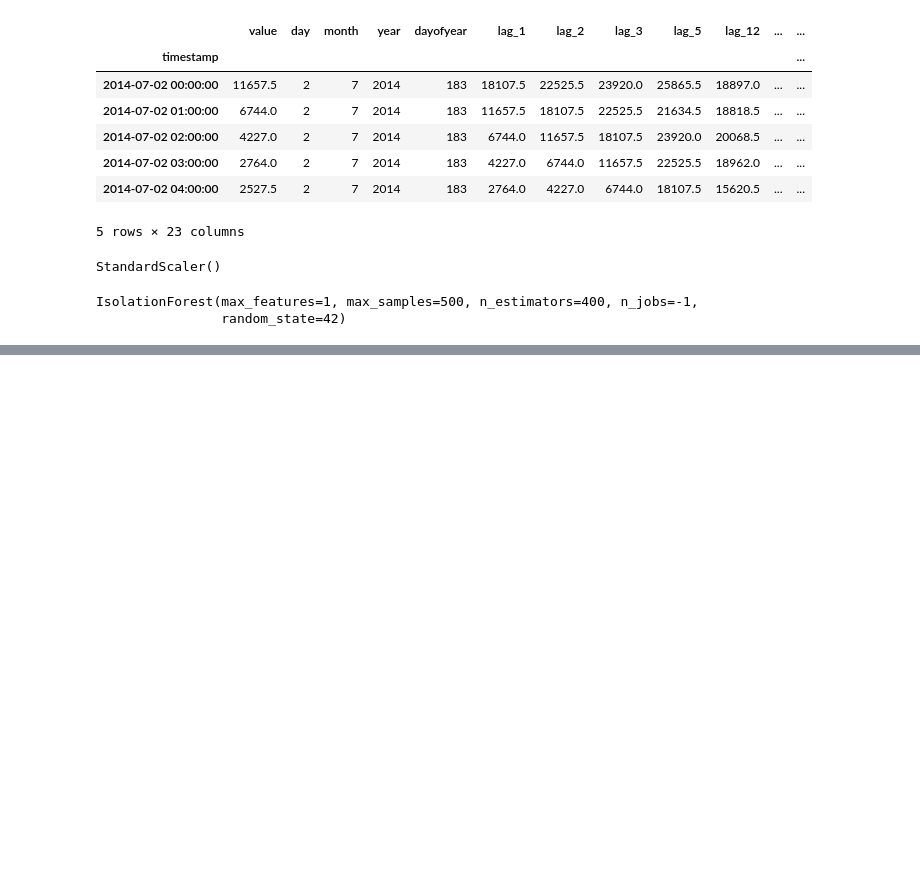
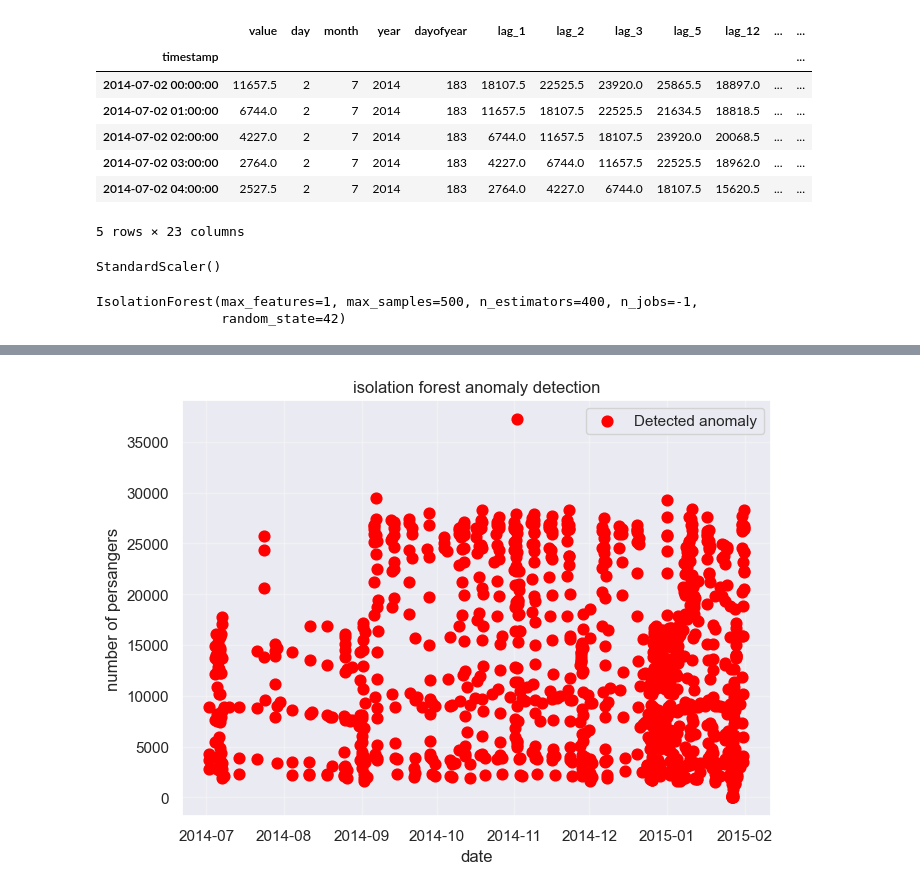
Before and after one commit to iamblack08/anomaly-detection, a Jupyter notebook: main.ipynb, the cells around one changed output, grey strips where cells are left out. Saved outputs shown, nothing was run; the diff lists cells and outputs as text; code cells hidden in the pictures; blank space fills up the shorter version.

```diff
--- a/main.ipynb
+++ b/main.ipynb
@@ -184,0 +199,15 @@ sns.histplot(data=hourly, x='value', hue='anomaly')
+# %%
+anomalies= hourly[hourly['anomaly']== 'Anomaly']
+plt.figure(figsize=(7.6,5.4))
+plt.scatter(anomalies.index, anomalies['value'], color='red',s=60,
+            label= 'Detected anomaly',zorder=5, marker='o' )
+
+
+plt.title('isolation forest anomaly detection')
+plt.legend()
+plt.xlabel('date')
+plt.ylabel('number of persangers')
+plt.grid(True,alpha=0.3)
+plt.show()
+# %% [output]
+[figure, added]
```
Also changed, not shown: parts of 26 cells of this notebook.
